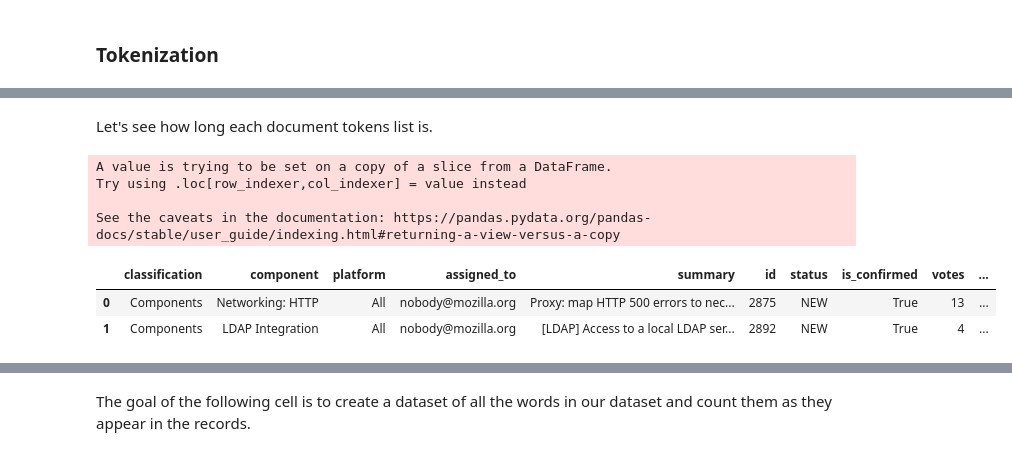
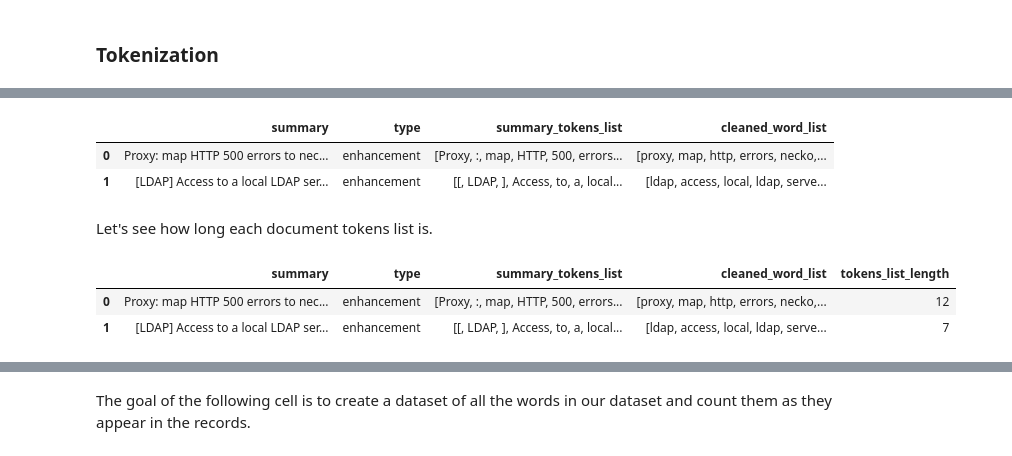
Before and after one commit to MaQuest/RE2022_Tutorial, a Jupyter notebook: 4. Working with data and ML.ipynb, the cells around one changed output, grey strips where cells are left out. Cells and saved outputs as stored; diff of their text form; code cells hidden in the pictures.

```diff
--- a/4. Working with data and ML.ipynb
+++ b/4. Working with data and ML.ipynb
@@ -52,2 +62,5 @@ ALLData_FILE_PATH = r"D:\Dr. Desh\REConference\Tutorial\3 Preprocessing - Mitra\
+# %%
+# path to the data
+ALLData_FILE_PATH = r"/content/RE2022_Tutorial/Data/AllData.csv"
 # %%
 all_data = pd.read_csv(ALLData_FILE_PATH)
@@ -213,0 +260,3 @@ We'll start by looking at the summary column. As we discussed earlier, first, we
+# %%
+df = df[['summary', 'type']]
+df.head()
@@ -237,21 +367,24 @@ df.head(2)
+# %%
+df.head(2)
+# %% [output]
+|  | summary | type | summary_tokens_list | cleaned_word_list |
+| 0 | Proxy: map HTTP 500 errors to nec... | enhancement | [Proxy, :, map, HTTP, 500, errors... | [proxy, map, http, errors, necko,... |
+| 1 | [LDAP] Access to a local LDAP ser... | enhancement | [[, LDAP, ], Access, to, a, local... | [ldap, access, local, ldap, serve... |
 # %% [markdown]
 Let's see how long each document tokens list is.
 # %%
-def add_token_length_to_df(df, col='summary_tokens_list'):
+def add_token_length_to_df(df, col='cleaned_word_list'):
 
     length_of_tokens = df.loc[:, col].apply(lambda x: len(x))
     df.loc[:, 'tokens_list_length'] = length_of_tokens
     return df
+
 df = add_token_length_to_df(df)
 df.head(2)
 # %% [output]
-A value is trying to be set on a copy of a slice from a DataFrame.
-Try using .loc[row_indexer,col_indexer] = value instead
-
-See the caveats in the documentation: https://pandas.pydata.org/pandas-docs/stable/user_guide/indexing.html#returning-a-view-versus-a-copy
-|  | classification | component | platform | assigned_to | summary | id | status | is_confirmed | votes | ... |
-| 0 | Components | Networking: HTTP | All | nobody@mozilla.org | Proxy: map HTTP 500 errors to nec... | 2875 | NEW | True | 13 | ... |
-| 1 | Components | LDAP Integration | All | nobody@mozilla.org | [LDAP] Access to a local LDAP ser... | 2892 | NEW | True | 4 | ... |
+|  | summary | type | summary_tokens_list | cleaned_word_list | tokens_list_length |
+| 0 | Proxy: map HTTP 500 errors to nec... | enhancement | [Proxy, :, map, HTTP, 500, errors... | [proxy, map, http, errors, necko,... | 12 |
+| 1 | [LDAP] Access to a local LDAP ser... | enhancement | [[, LDAP, ], Access, to, a, local... | [ldap, access, local, ldap, serve... | 7 |
 # %%
 fig = px.histogram(df, x="tokens_list_length", color="type",
                     marginal="box",
```
Also changed, not shown: parts of 44 cells of this notebook.
